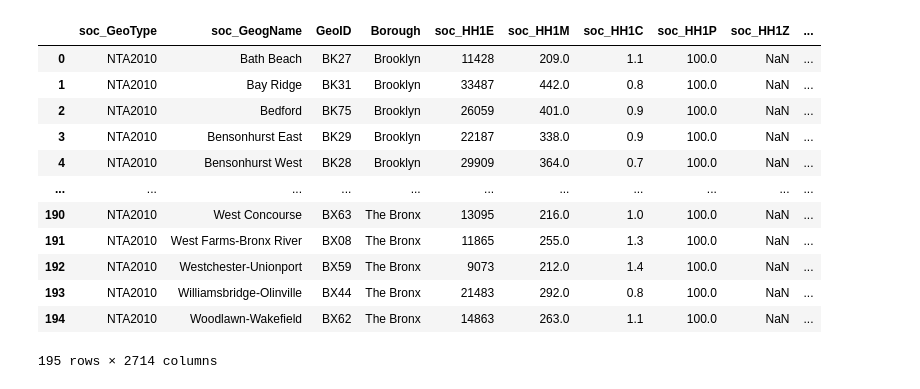
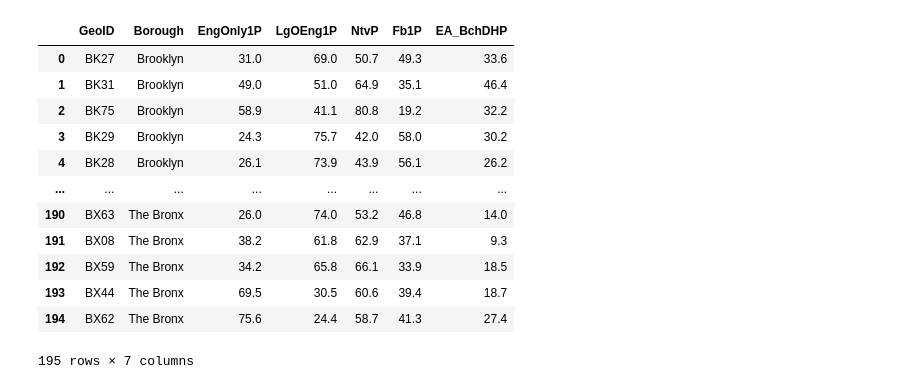
Before and after one commit to danieldc98/NYCneighborhoodInternetAdoption, a Jupyter notebook: preprocessing.ipynb, the cells around one changed output. Saved outputs shown, nothing was run; the diff lists cells and outputs as text; code cells hidden in the pictures.

Commit message:
reduce columns

```diff
--- a/preprocessing.ipynb
+++ b/preprocessing.ipynb
@@ -27,18 +43,27 @@ internet
 # %%
 soc = pd.read_excel("./data/raw/ACS5yrNTA/soc_2016acs5yr_nta.xlsx", sheet_name="SocData")
-soc.rename(inplace=True, columns={c: 'soc_'+c for c in soc.columns if c not in join_keys})
+soc_cols_to_keep = [
+    "GeoID",
+    "Borough",
+    "EngOnly1P",
+    "LgOEng1P",
+    "NtvP",
+    "Fb1P",
+    "EA_BchDHP",
+]
+soc = soc[soc_cols_to_keep]
 soc
 # %% [output]
-|  | soc_GeoType | soc_GeogName | GeoID | Borough | soc_HH1E | soc_HH1M | soc_HH1C | soc_HH1P | soc_HH1Z | ... |
-| 0 | NTA2010 | Bath Beach | BK27 | Brooklyn | 11428 | 209.0 | 1.1 | 100.0 | NaN | ... |
-| 1 | NTA2010 | Bay Ridge | BK31 | Brooklyn | 33487 | 442.0 | 0.8 | 100.0 | NaN | ... |
-| 2 | NTA2010 | Bedford | BK75 | Brooklyn | 26059 | 401.0 | 0.9 | 100.0 | NaN | ... |
-| 3 | NTA2010 | Bensonhurst East | BK29 | Brooklyn | 22187 | 338.0 | 0.9 | 100.0 | NaN | ... |
-| 4 | NTA2010 | Bensonhurst West | BK28 | Brooklyn | 29909 | 364.0 | 0.7 | 100.0 | NaN | ... |
-| ... | ... | ... | ... | ... | ... | ... | ... | ... | ... | ... |
-| 190 | NTA2010 | West Concourse | BX63 | The Bronx | 13095 | 216.0 | 1.0 | 100.0 | NaN | ... |
-| 191 | NTA2010 | West Farms-Bronx River | BX08 | The Bronx | 11865 | 255.0 | 1.3 | 100.0 | NaN | ... |
-| 192 | NTA2010 | Westchester-Unionport | BX59 | The Bronx | 9073 | 212.0 | 1.4 | 100.0 | NaN | ... |
-| 193 | NTA2010 | Williamsbridge-Olinville | BX44 | The Bronx | 21483 | 292.0 | 0.8 | 100.0 | NaN | ... |
-| 194 | NTA2010 | Woodlawn-Wakefield | BX62 | The Bronx | 14863 | 263.0 | 1.1 | 100.0 | NaN | ... |
+|  | GeoID | Borough | EngOnly1P | LgOEng1P | NtvP | Fb1P | EA_BchDHP |
+| 0 | BK27 | Brooklyn | 31.0 | 69.0 | 50.7 | 49.3 | 33.6 |
+| 1 | BK31 | Brooklyn | 49.0 | 51.0 | 64.9 | 35.1 | 46.4 |
+| 2 | BK75 | Brooklyn | 58.9 | 41.1 | 80.8 | 19.2 | 32.2 |
+| 3 | BK29 | Brooklyn | 24.3 | 75.7 | 42.0 | 58.0 | 30.2 |
+| 4 | BK28 | Brooklyn | 26.1 | 73.9 | 43.9 | 56.1 | 26.2 |
+| ... | ... | ... | ... | ... | ... | ... | ... |
+| 190 | BX63 | The Bronx | 26.0 | 74.0 | 53.2 | 46.8 | 14.0 |
+| 191 | BX08 | The Bronx | 38.2 | 61.8 | 62.9 | 37.1 | 9.3 |
+| 192 | BX59 | The Bronx | 34.2 | 65.8 | 66.1 | 33.9 | 18.5 |
+| 193 | BX44 | The Bronx | 69.5 | 30.5 | 60.6 | 39.4 | 18.7 |
+| 194 | BX62 | The Bronx | 75.6 | 24.4 | 58.7 | 41.3 | 27.4 |
-195 rows × 2714 columns
+195 rows × 7 columns
```
Also changed, not shown: parts of 9 cells of this notebook, 1 other file.
